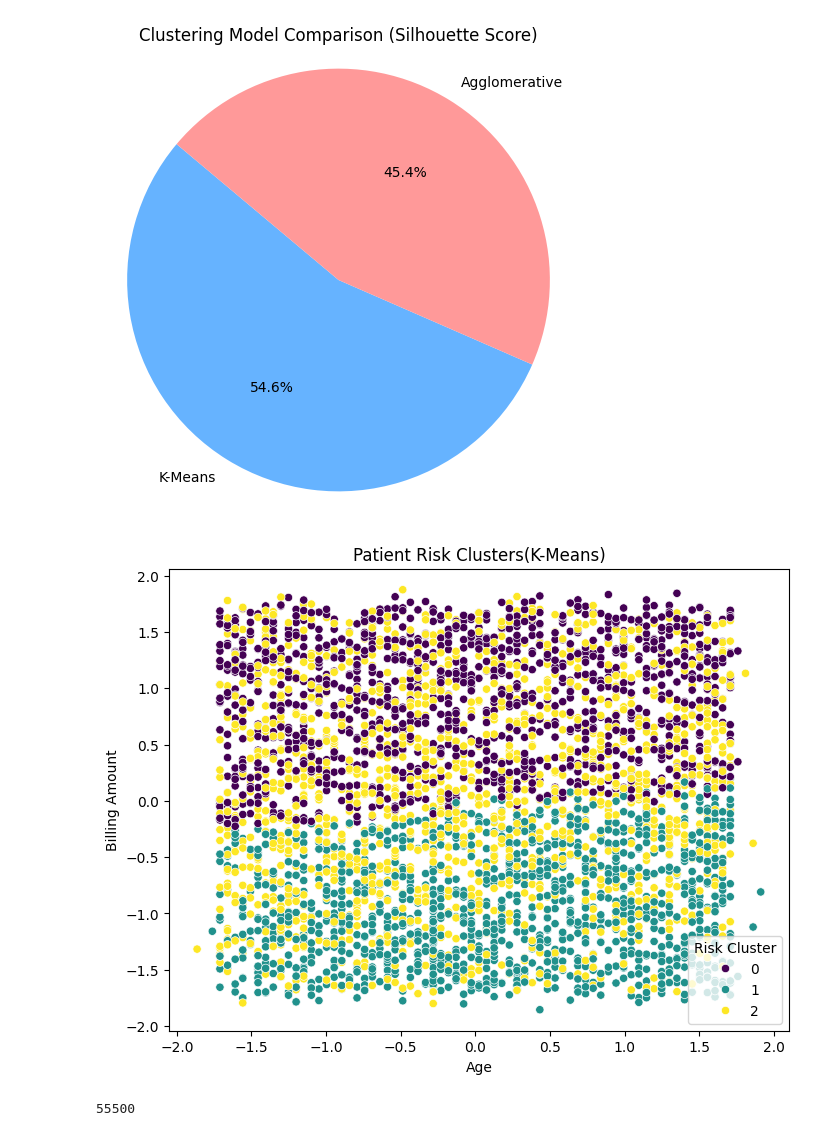
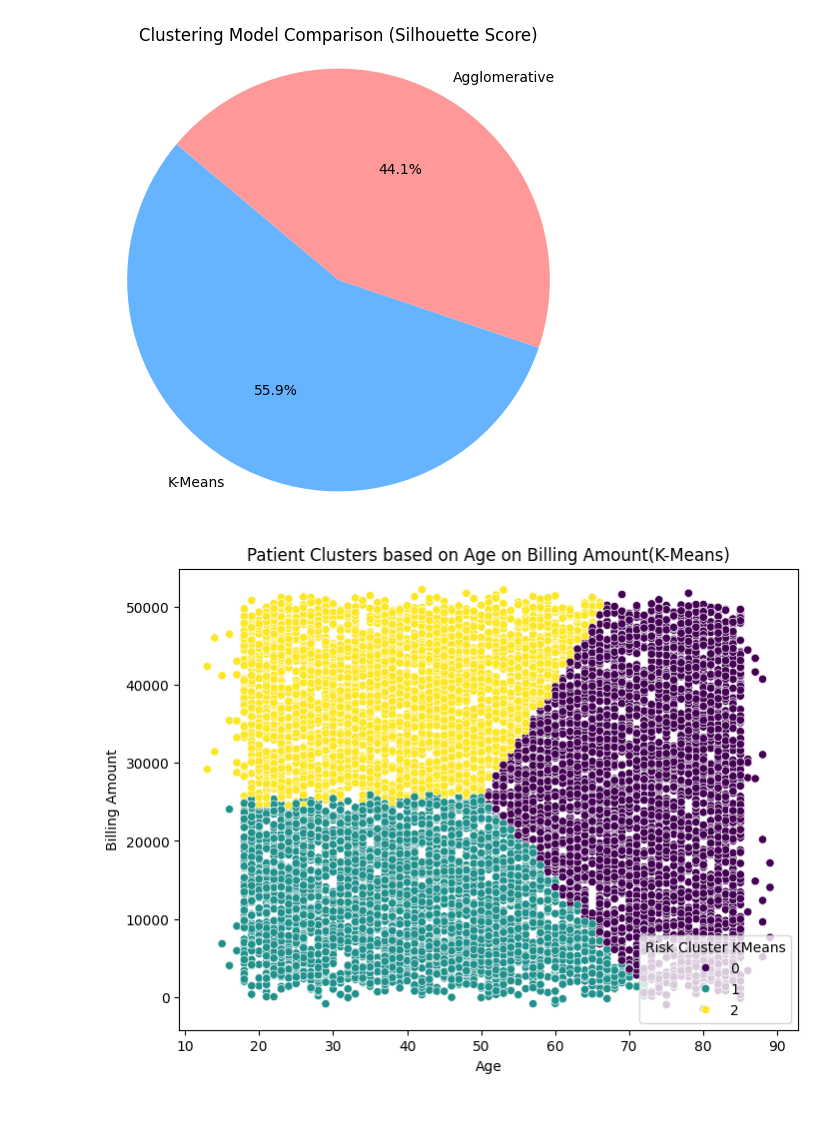
Before and after one commit to roshanshresthanp/early-disease-detection, a Jupyter notebook: prod.ipynb, the cells around one changed output. Cells and saved outputs as stored; diff of their text form; code cells hidden in the pictures.

```diff
--- a/prod.ipynb
+++ b/prod.ipynb
@@ -49,8 +49,8 @@ for col in ['Gender', 'Blood Type', 'Admission Type', 'Test Results', 'Medicatio
 df['Billing_per_day'] = df['Billing Amount'] / (df['Length of Stay'] + 1)
 
 # Scale numerical features
-scaler = StandardScaler()
-df[['Age', 'Billing Amount', 'Length of Stay', 'Billing_per_day']] = scaler.fit_transform(
-    df[['Age', 'Billing Amount', 'Length of Stay', 'Billing_per_day']]
-)
+# scaler = StandardScaler()
+# df[['Age', 'Billing Amount', 'Length of Stay', 'Billing_per_day']] = scaler.fit_transform(
+#     df[['Age', 'Billing Amount', 'Length of Stay', 'Billing_per_day']]
+# )
 # %%
@@ -182,8 +182,8 @@ plt.show()
 
 # Select and scale features
 # print(len(df))
-# Sample only 4000 patients for clustering
-df_ssf = df.sample(n=4000,random_state=42)
+# Sample only 10000 patients for clustering
+df_ssf = df.sample(n=10000,random_state=42)
 cluster_data = df_ssf[['Age', 'Billing Amount', 'Length of Stay']]
 scaler = StandardScaler()
 scaled_data = scaler.fit_transform(cluster_data)
@@ -191,22 +191,24 @@ scaled_data = scaler.fit_transform(cluster_data)
 # Cluster patients using KMeans
 print("\n--- Patient Risk Clustering (K-Means) ---")
 kmeans = KMeans(n_clusters=3, random_state=42)
-df_ssf['Risk Cluster'] = kmeans.fit_predict(scaled_data)
-kmeans_sil = silhouette_score(scaled_data, df_ssf['Risk Cluster'])
-db_score = davies_bouldin_score(scaled_data, df_ssf['Risk Cluster'])
+df_ssf['Risk Cluster KMeans'] = kmeans.fit_predict(scaled_data)
+kmeans_sil = silhouette_score(scaled_data, df_ssf['Risk Cluster KMeans'])
+db_score = davies_bouldin_score(scaled_data, df_ssf['Risk Cluster KMeans'])
 print(f"Silhouette Score: {kmeans_sil:.3f}")
 print(f"Davies-Bouldin Index: {db_score:.3f}")
 
 print("\n--- Patient Risk Clustering (AgglomerativeClustering) ---")
 agg = AgglomerativeClustering(n_clusters=3)
 agg_labels = agg.fit_predict(scaled_data)
-df_ssf['Agglo Cluster'] = agg_labels
+df_ssf['Risk Cluster Agglo'] = agg_labels
 agg_sil = silhouette_score(scaled_data, agg_labels)
 agg_db = davies_bouldin_score(scaled_data, agg_labels)
 print(f"Silhouette Score: {agg_sil:.3f}")
 print(f"Davies-Bouldin Index: {agg_db:.3f}")
 
-#Plotting the silhouette scores in pie chart
+
+# print(df_ssf)
+# Plotting the silhouette scores in pie chart
 labels = ['K-Means', 'Agglomerative']
 silhouette_scores = [kmeans_sil, agg_sil]
 colors = ['#66b3ff', '#ff9999']
@@ -218,7 +220,13 @@ plt.show()
 
 # Visualize KMeans clusters
 plt.figure(figsize=(8, 6))
-sns.scatterplot(data=df_ssf, x='Age', y='Billing Amount', hue='Risk Cluster', palette='viridis')
-plt.title('Patient Risk Clusters(K-Means)')
+sns.scatterplot(x='Age', y='Billing Amount', hue='Risk Cluster KMeans', data=df_ssf, palette='viridis')
+plt.title('Patient Clusters based on Age on Billing Amount(K-Means)')
 plt.show()
+
+# Visualize Agglomerative clusters
+plt.figure(figsize=(8, 6))
+sns.scatterplot(x='Age', y='Billing Amount', hue='Risk Cluster Agglo', data=df_ssf, palette='viridis')
+plt.title('Patient Clusters based on Age on Billing Amount(Agglomerative)')
+plt.show()
 # %% [output]
@@ -234,3 +240,2 @@ Davies-Bouldin Index: 1.388
-[figure, old version]
+[figure, new version]
-[figure, old version]
+[figure, new version]
-55500
```
Also changed, not shown: parts of 6 cells of this notebook, 15 other files.
